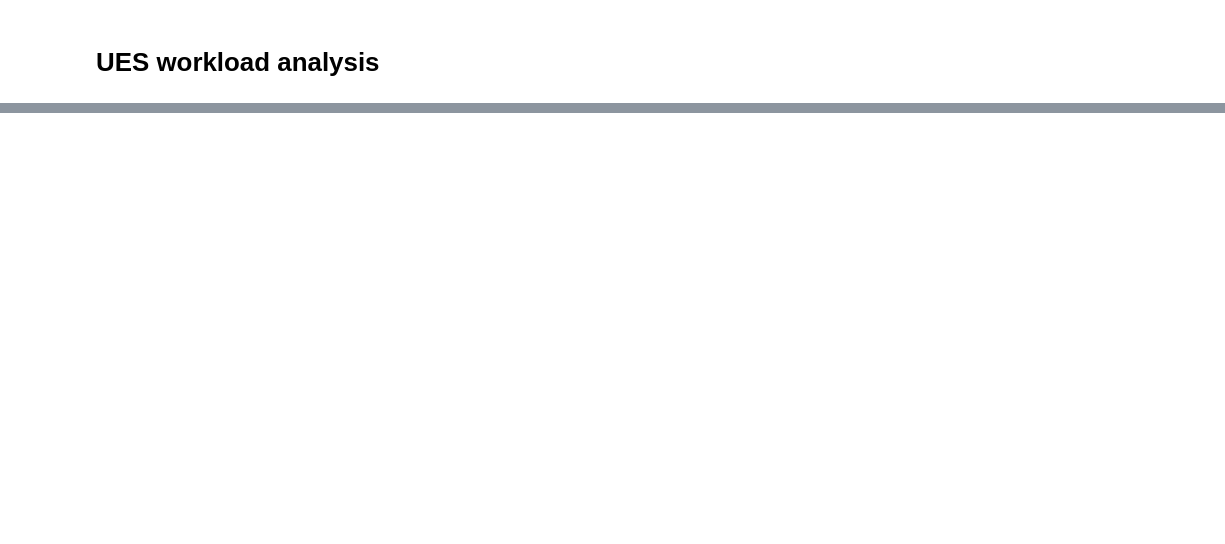
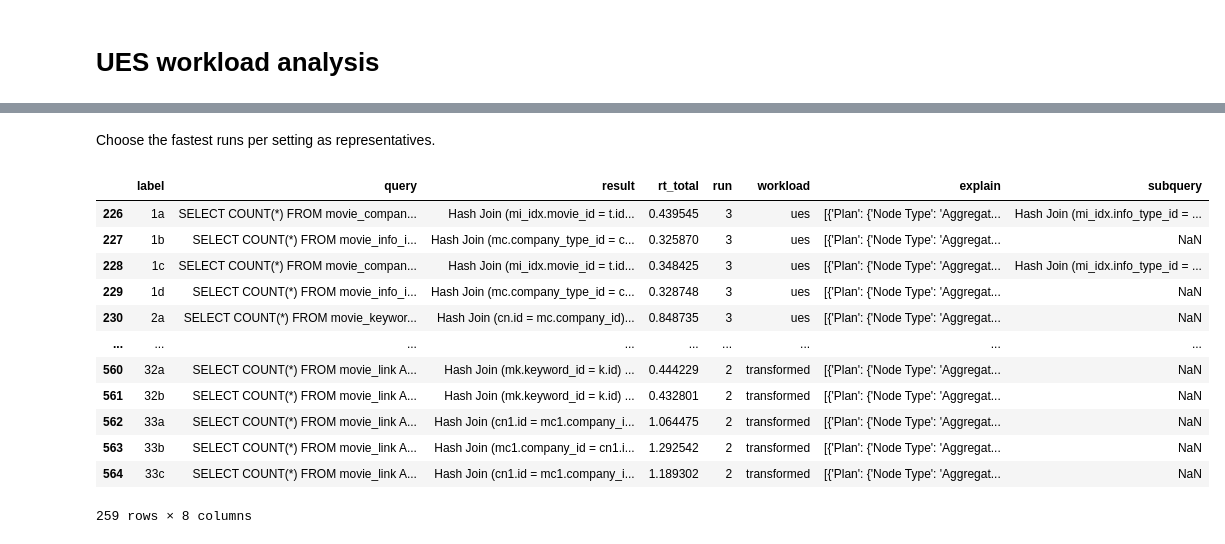
Before and after one commit to rbergm/PostBOUND, a Jupyter notebook: ues/UES_WorkloadAnalysis.ipynb, the cells around one changed output, grey strips where cells are left out. Cells and saved outputs as stored; diff of their text form; code cells hidden in the pictures; blank space fills up the shorter version.

```diff
--- a/ues/UES_WorkloadAnalysis.ipynb
+++ b/ues/UES_WorkloadAnalysis.ipynb
@@ -12,5 +19,2 @@ from transform import db, mosp
 # %%
-df = pd.read_csv("workloads/job-ues-results-fks-nonlj.csv")
-df = df[df.run == 1].copy()
-df.result = df.result.apply(json.loads)
-df
+df_raw = pd.read_csv("workloads/job-ues-results-fks-nonlj.csv")
@@ -30,0 +32,2 @@ df
+# %% [markdown]
+Choose the fastest runs per setting as representatives.
@@ -41,8 +48,26 @@ def parse_query_plans(sample: pd.Series) -> db.PlanNode:
     return parsed_plan
 # %%
+df.result = df.result.apply(json.loads)
 df["query"] = df["query"].apply(mosp.MospQuery.parse)
+df["explain"] = df.result
 df.result = df.apply(parse_query_plans, axis="columns")
-df["subquery"] = df.result.apply(db.PlanNode.extract_subquery)
+df["subquery"] = df.result.apply(explain.PlanNode.extract_subqueries)
+df = df.explode("subquery")
+df
+# %% [output]
+|  | label | query | result | rt_total | run | workload | explain | subquery |
+| 226 | 1a | SELECT COUNT(*) FROM movie_compan... | Hash Join (mi_idx.movie_id = t.id... | 0.439545 | 3 | ues | [{'Plan': {'Node Type': 'Aggregat... | Hash Join (mi_idx.info_type_id = ... |
+| 227 | 1b | SELECT COUNT(*) FROM movie_info_i... | Hash Join (mc.company_type_id = c... | 0.325870 | 3 | ues | [{'Plan': {'Node Type': 'Aggregat... | NaN |
+| 228 | 1c | SELECT COUNT(*) FROM movie_compan... | Hash Join (mi_idx.movie_id = t.id... | 0.348425 | 3 | ues | [{'Plan': {'Node Type': 'Aggregat... | Hash Join (mi_idx.info_type_id = ... |
+| 229 | 1d | SELECT COUNT(*) FROM movie_info_i... | Hash Join (mc.company_type_id = c... | 0.328748 | 3 | ues | [{'Plan': {'Node Type': 'Aggregat... | NaN |
+| 230 | 2a | SELECT COUNT(*) FROM movie_keywor... | Hash Join (cn.id = mc.company_id)... | 0.848735 | 3 | ues | [{'Plan': {'Node Type': 'Aggregat... | NaN |
+| ... | ... | ... | ... | ... | ... | ... | ... | ... |
+| 560 | 32a | SELECT COUNT(*) FROM movie_link A... | Hash Join (mk.keyword_id = k.id) ... | 0.444229 | 2 | transformed | [{'Plan': {'Node Type': 'Aggregat... | NaN |
+| 561 | 32b | SELECT COUNT(*) FROM movie_link A... | Hash Join (mk.keyword_id = k.id) ... | 0.432801 | 2 | transformed | [{'Plan': {'Node Type': 'Aggregat... | NaN |
+| 562 | 33a | SELECT COUNT(*) FROM movie_link A... | Hash Join (cn1.id = mc1.company_i... | 1.064475 | 2 | transformed | [{'Plan': {'Node Type': 'Aggregat... | NaN |
+| 563 | 33b | SELECT COUNT(*) FROM movie_link A... | Hash Join (mc1.company_id = cn1.i... | 1.292542 | 2 | transformed | [{'Plan': {'Node Type': 'Aggregat... | NaN |
+| 564 | 33c | SELECT COUNT(*) FROM movie_link A... | Hash Join (cn1.id = mc1.company_i... | 1.189302 | 2 | transformed | [{'Plan': {'Node Type': 'Aggregat... | NaN |
+259 rows × 8 columns
 # %%
 df_ues = df[df.workload == "ues"].copy()
 df_trans = df[df.workload == "transformed"].copy()
```
Also changed, not shown: parts of 39 cells of this notebook, 3 other files.
